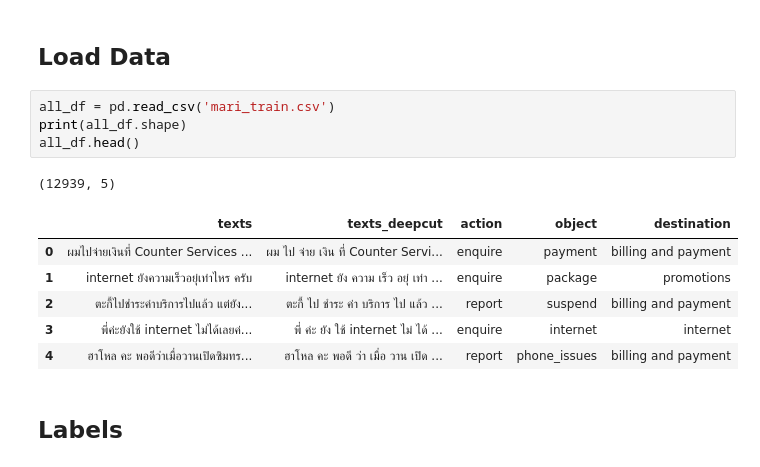
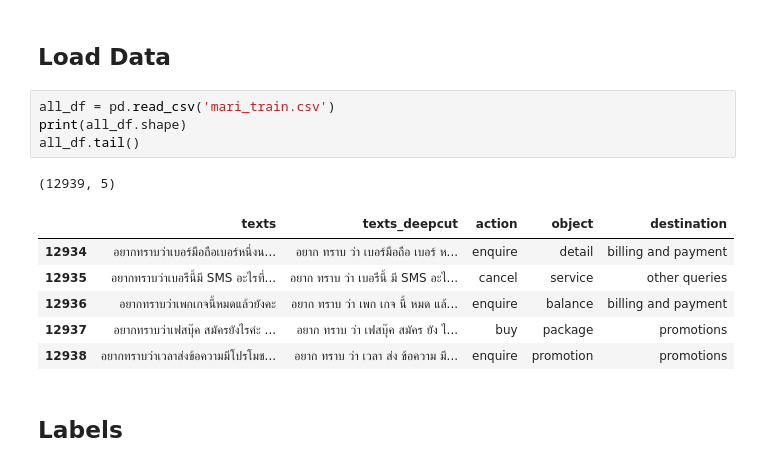
Before and after one commit to kobkrit/truevoice-intent, a Jupyter notebook: exploration.ipynb, the cells around one changed output. Drawn from its saved outputs; the diff is of its cells as text.

```diff
--- a/exploration.ipynb
+++ b/exploration.ipynb
@@ -55,15 +55,15 @@ From the original `.xlsx` files we cleaned the datasets and saved them as `.csv`
 # %%
 all_df = pd.read_csv('mari_train.csv')
 print(all_df.shape)
-all_df.head()
+all_df.tail()
 # %% [output]
 (12939, 5)
 |  | texts | texts_deepcut | action | object | destination |
-| 0 | ผมไปจ่ายเงินที่ Counter Services ... | ผม ไป จ่าย เงิน ที่ Counter Servi... | enquire | payment | billing and payment |
-| 1 | internet ยังความเร็วอยุ่เท่าไหร ครับ | internet ยัง ความ เร็ว อยุ่ เท่า ... | enquire | package | promotions |
-| 2 | ตะกี้ไปชำระค่าบริการไปแล้ว แต่ยัง... | ตะกี้ ไป ชำระ ค่า บริการ ไป แล้ว ... | report | suspend | billing and payment |
-| 3 | พี่ค่ะยังใช้ internet ไม่ได้เลยค่... | พี่ ค่ะ ยัง ใช้ internet ไม่ ได้ ... | enquire | internet | internet |
-| 4 | ฮาโหล คะ พอดีว่าเมื่อวานเปิดซิมทร... | ฮาโหล คะ พอดี ว่า เมื่อ วาน เปิด ... | report | phone_issues | billing and payment |
+| 12934 | อยากทราบว่าเบอร์มือถือเบอร์หนึ่งน... | อยาก ทราบ ว่า เบอร์มือถือ เบอร์ ห... | enquire | detail | billing and payment |
+| 12935 | อยากทราบว่าเบอรืนี้มี SMS อะไรที่... | อยาก ทราบ ว่า เบอรืนี้ มี SMS อะไ... | cancel | service | other queries |
+| 12936 | อยากทราบว่าเพกเกจนี้หมดแล้วยังคะ | อยาก ทราบ ว่า เพก เกจ นี้ หมด แล้... | enquire | balance | billing and payment |
+| 12937 | อยากทราบว่าเฟสบุ๊ค สมัครยังไรค่ะ ... | อยาก ทราบ ว่า เฟสบุ๊ค สมัคร ยัง ไ... | buy | package | promotions |
+| 12938 | อยากทราบว่าเวลาส่งข้อความมีโปรโมช... | อยาก ทราบ ว่า เวลา ส่ง ข้อความ มี... | enquire | promotion | promotions |
 # %% [markdown]
 ## Labels
 # %% [markdown]
```
Also changed, not shown: 1 other file.
